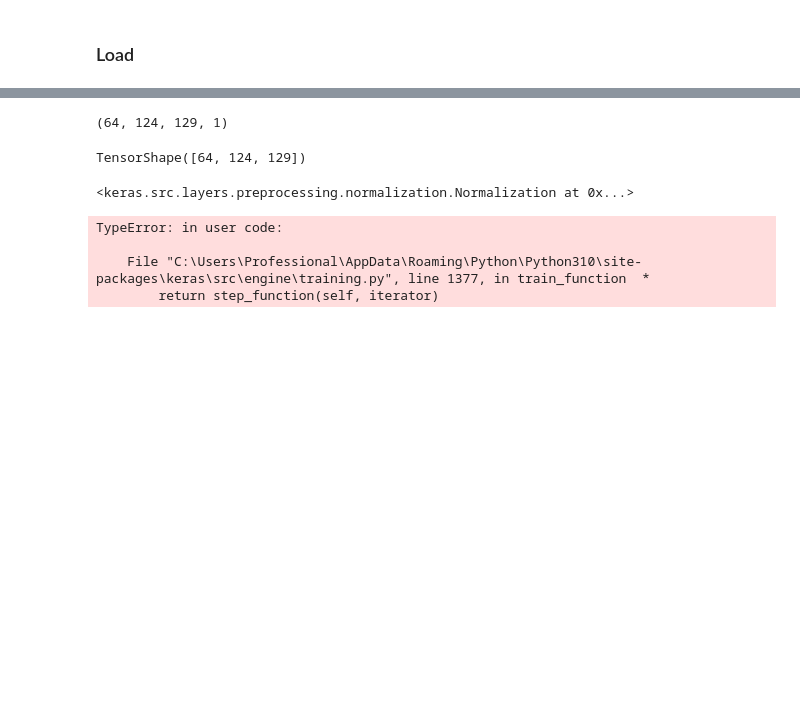
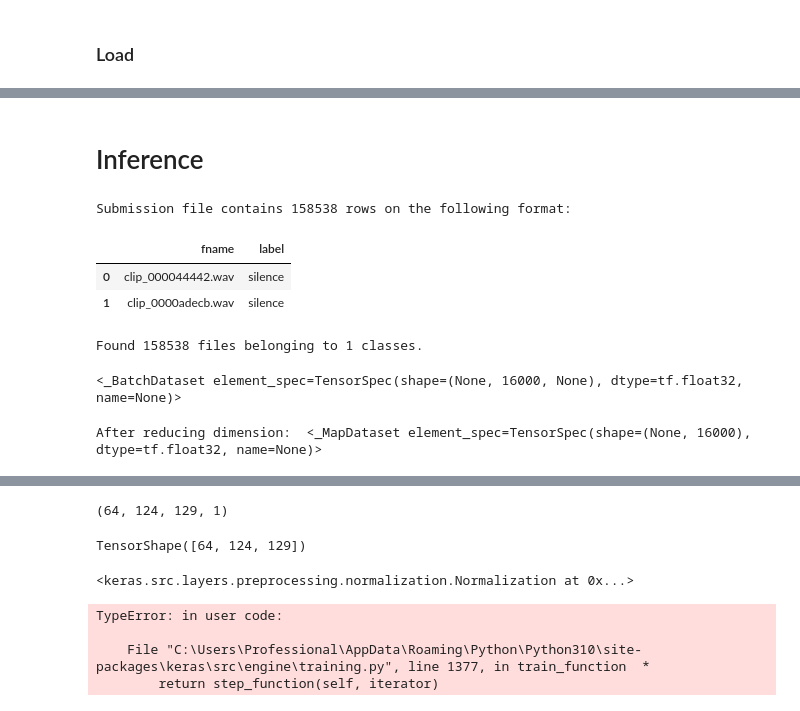
Before and after one commit to Alex1iv/speech_classification, a Jupyter notebook: notebooks/simple_audio.ipynb, the cells around one changed output, grey strips where cells are left out. Cells and saved outputs as stored; diff of their text form; code cells hidden in the pictures; blank space fills up the shorter version.

```diff
--- a/notebooks/simple_audio.ipynb
+++ b/notebooks/simple_audio.ipynb
@@ -383,0 +537,34 @@ WARNING:tensorflow:Model's `__init__()` arguments contain non-serializable objec
+# %% [markdown]
+# Inference
+# %%
+import pandas as pd
+submission = pd.read_csv(data_dir+'sample_submission/sample_submission.csv')
+print('Submission file contains {} rows on the following format: \n'.format(submission.shape[0]))
+submission.head(2)
+# %% [output]
+Submission file contains 158538 rows on the following format:
+|  | fname | label |
+| 0 | clip_000044442.wav | silence |
+| 1 | clip_0000adecb.wav | silence |
+# %%
+# Read test data
+test_df = tf.keras.utils.audio_dataset_from_directory(
+    directory=config.data_dir + 'test/',
+    labels=None, # no labels are specified
+    batch_size=64,
+    output_sequence_length=16000, # clip duration
+    seed=random_seed,  #subset='both', #validation_split=0.2
+)
+test_df
+# %% [output]
+Found 158538 files belonging to 1 classes.
+<_BatchDataset element_spec=TensorSpec(shape=(None, 16000, None), dtype=tf.float32, name=None)>
+# %%
+# squeeze the data
+def reduce_dimension(x):
+  return tf.squeeze(x, axis=-1)
+
+flat_df = test_df.map(reduce_dimension)
+print('After reducing dimension: ', flat_df)
+# %% [output]
+After reducing dimension:  <_MapDataset element_spec=TensorSpec(shape=(None, 16000), dtype=tf.float32, name=None)>
```
Also changed, not shown: parts of 40 cells of this notebook.
